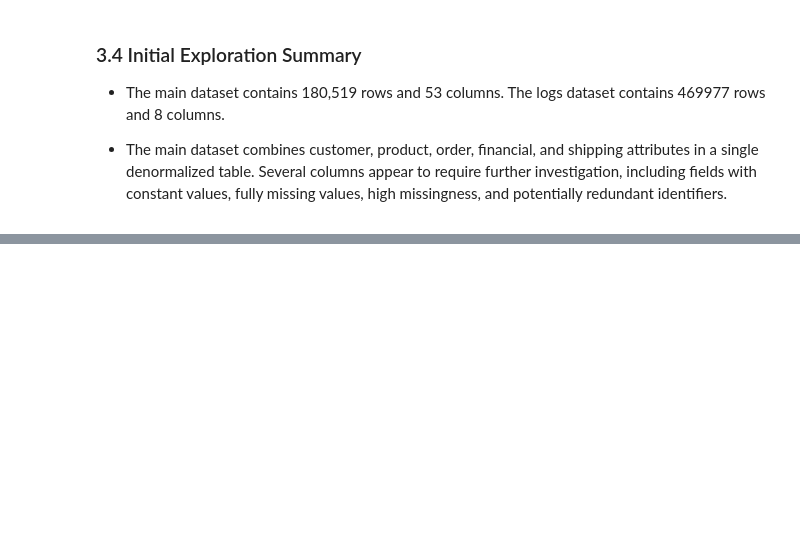
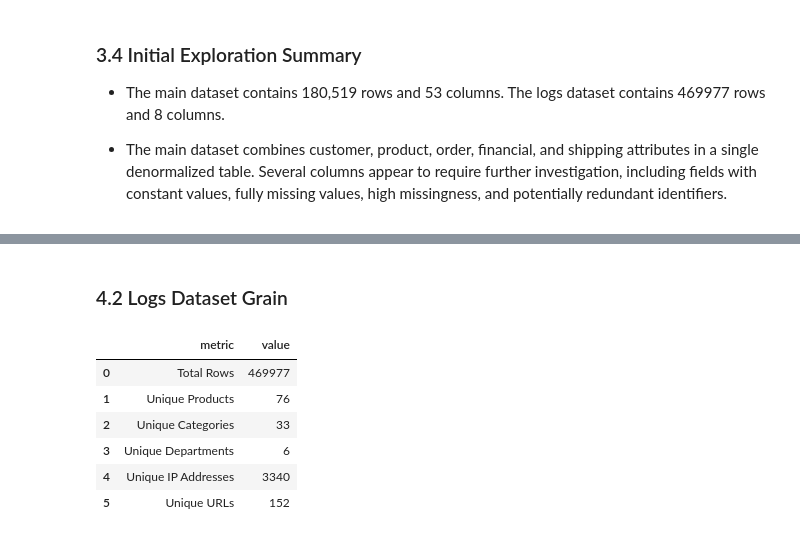
Before and after one commit to alisherbayb/supply_chain_analysis, a Jupyter notebook: notebooks/02_data_understanding_and_cleaning.ipynb, the cells around one changed output, grey strips where cells are left out. Cells and saved outputs as stored; diff of their text form; code cells hidden in the pictures; blank space fills up the shorter version.

Commit message:
Add Grain and Entity Understanding, alter reqierements.txt

```diff
--- a/notebooks/02_data_understanding_and_cleaning.ipynb
+++ b/notebooks/02_data_understanding_and_cleaning.ipynb
@@ -134,0 +241,31 @@ logs_df.head(3)
+# %% [markdown]
+### 4.2 Logs Dataset Grain
+# %%
+logs_grain_summary = pd.DataFrame({
+    "metric": [
+        "Total Rows",
+        "Unique Products",
+        "Unique Categories",
+        "Unique Departments",
+        "Unique IP Addresses",
+        "Unique URLs"
+    ],
+    "value": [
+        len(logs_raw),
+        logs_raw["Product"].nunique(),
+        logs_raw["Category"].nunique(),
+        logs_raw["Department"].nunique(),
+        logs_raw["ip"].nunique(),
+        logs_raw["url"].nunique()
+    ]
+})
+
+logs_grain_summary
+# %% [output]
+|  | metric | value |
+| 0 | Total Rows | 469977 |
+| 1 | Unique Products | 76 |
+| 2 | Unique Categories | 33 |
+| 3 | Unique Departments | 6 |
+| 4 | Unique IP Addresses | 3340 |
+| 5 | Unique URLs | 152 |
```
Also changed, not shown: parts of 22 cells of this notebook, 1 other file.
